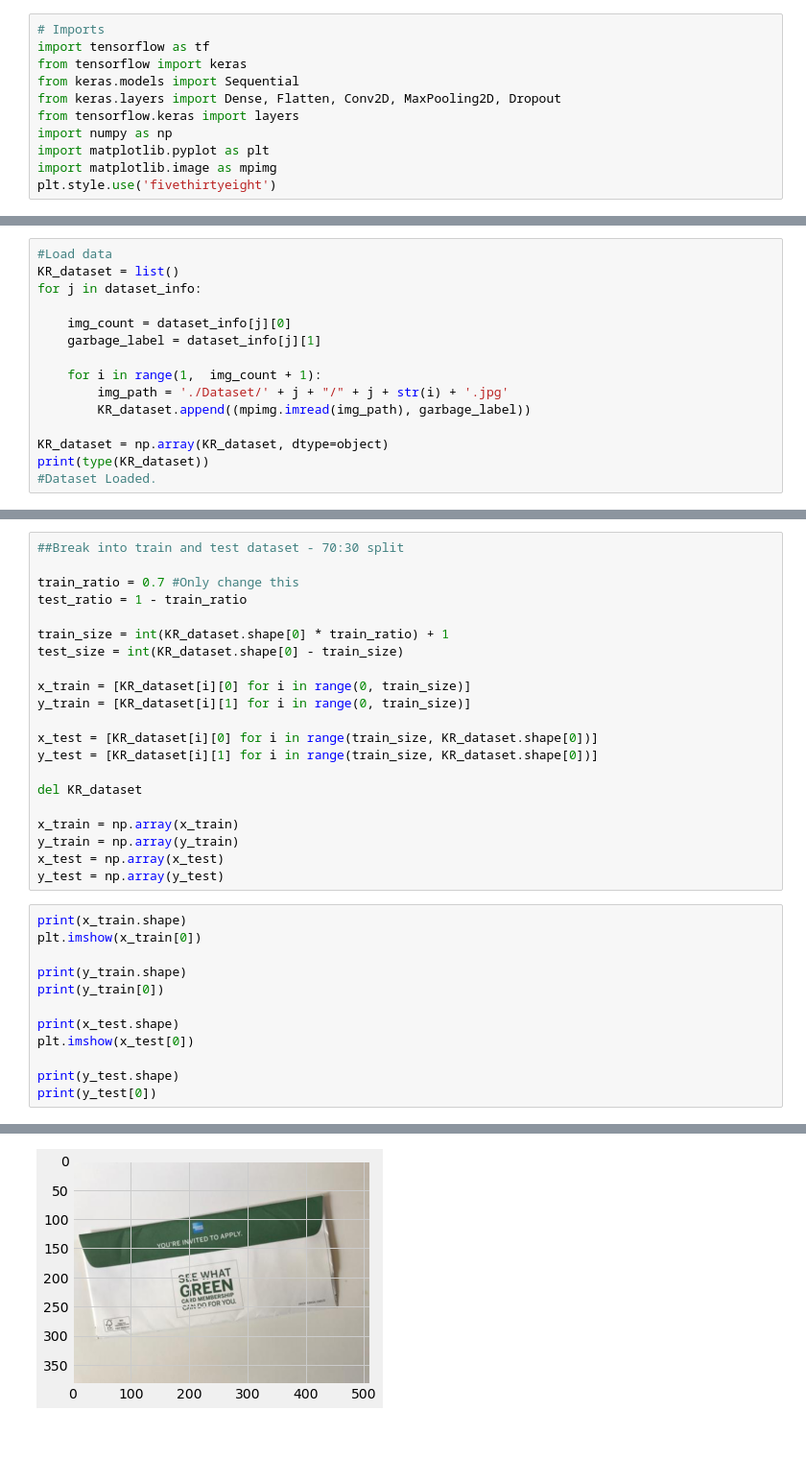
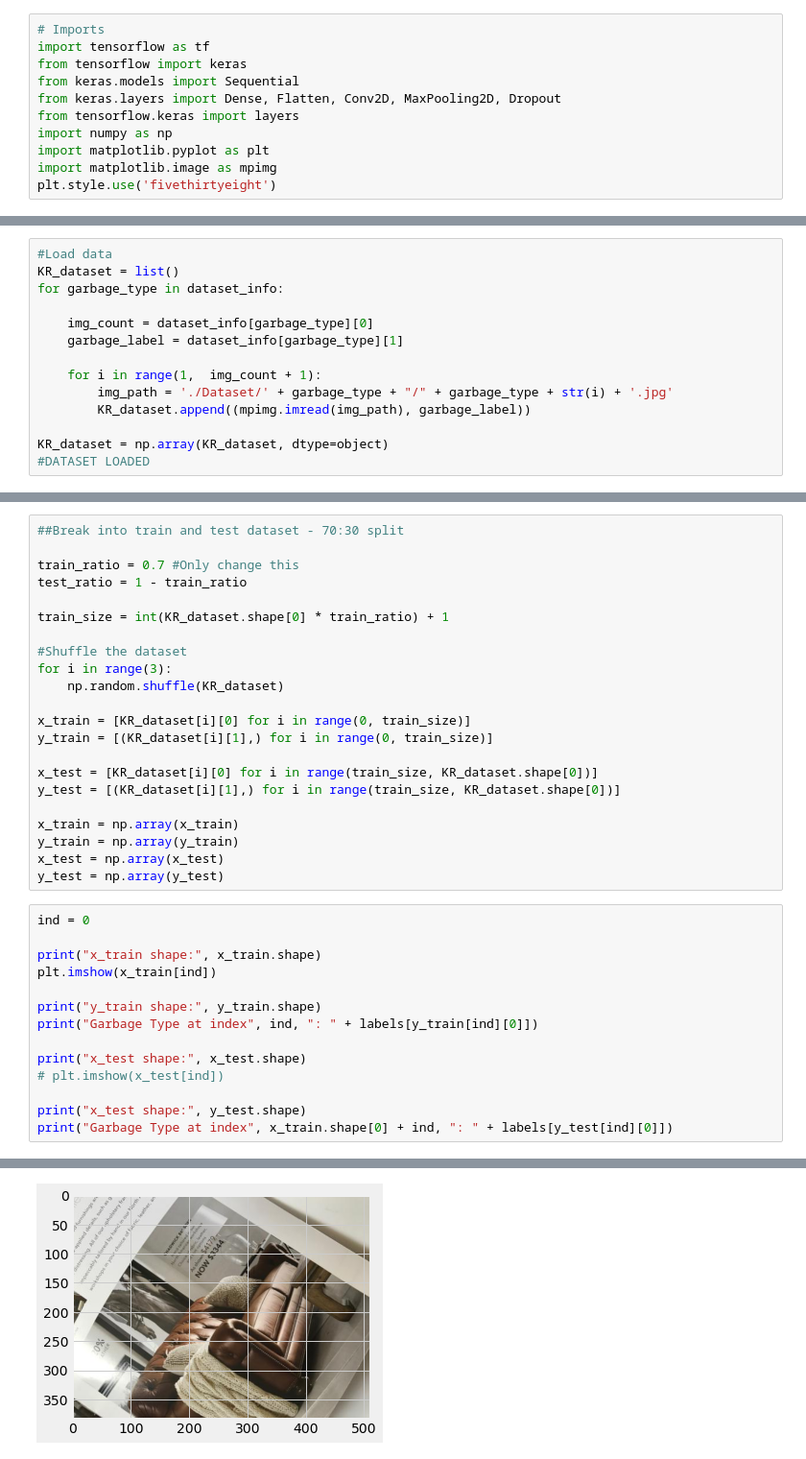
Before and after one commit to estineali/Kachra-Rani, a Jupyter notebook: KR.ipynb, the cells around one changed output, grey strips where cells are left out. Shown at 96% size. Cells and saved outputs as stored; diff of their text form.

```diff
--- a/KR.ipynb
+++ b/KR.ipynb
@@ -42,15 +42,14 @@ labels = {dataset_info[i][1] : i for i in dataset_info}
 # %%
 #Load data
 KR_dataset = list()
-for j in dataset_info:
+for garbage_type in dataset_info:
 
-    img_count = dataset_info[j][0]
-    garbage_label = dataset_info[j][1]
+    img_count = dataset_info[garbage_type][0]
+    garbage_label = dataset_info[garbage_type][1]
 
     for i in range(1,  img_count + 1):
-        img_path = './Dataset/' + j + "/" + j + str(i) + '.jpg'
+        img_path = './Dataset/' + garbage_type + "/" + garbage_type + str(i) + '.jpg'
         KR_dataset.append((mpimg.imread(img_path), garbage_label))
 
 KR_dataset = np.array(KR_dataset, dtype=object)
-print(type(KR_dataset))
-#Dataset Loaded.
+#DATASET LOADED
@@ -63,30 +60,33 @@ train_ratio = 0.7 #Only change this
 test_ratio = 1 - train_ratio
 
 train_size = int(KR_dataset.shape[0] * train_ratio) + 1
-test_size = int(KR_dataset.shape[0] - train_size)
+
+#Shuffle the dataset
+for i in range(3):
+    np.random.shuffle(KR_dataset)
 
 x_train = [KR_dataset[i][0] for i in range(0, train_size)]
-y_train = [KR_dataset[i][1] for i in range(0, train_size)]
+y_train = [(KR_dataset[i][1],) for i in range(0, train_size)]
 
 x_test = [KR_dataset[i][0] for i in range(train_size, KR_dataset.shape[0])]
-y_test = [KR_dataset[i][1] for i in range(train_size, KR_dataset.shape[0])]
-
-del KR_dataset
+y_test = [(KR_dataset[i][1],) for i in range(train_size, KR_dataset.shape[0])]
 
 x_train = np.array(x_train)
 y_train = np.array(y_train)
 x_test = np.array(x_test)
 y_test = np.array(y_test)
 # %%
-print(x_train.shape)
-plt.imshow(x_train[0])
+ind = 0
 
-print(y_train.shape)
-print(y_train[0])
+print("x_train shape:", x_train.shape)
+plt.imshow(x_train[ind])
 
-print(x_test.shape)
-plt.imshow(x_test[0])
+print("y_train shape:", y_train.shape)
+print("Garbage Type at index", ind, ": " + labels[y_train[ind][0]])
 
-print(y_test.shape)
-print(y_test[0])
+print("x_test shape:", x_test.shape)
+# plt.imshow(x_test[ind])
+
+print("x_test shape:", y_test.shape)
+print("Garbage Type at index", x_train.shape[0] + ind, ": " + labels[y_test[ind][0]])
 # %% [output]
@@ -99 +99 @@ print(y_test[0])
-[figure, old version]
+[figure, new version]
```
Also changed, not shown: parts of 12 cells of this notebook.
